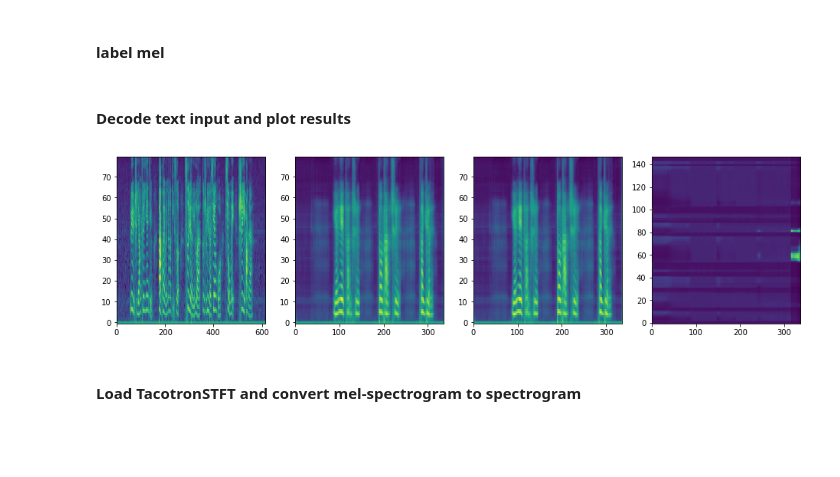
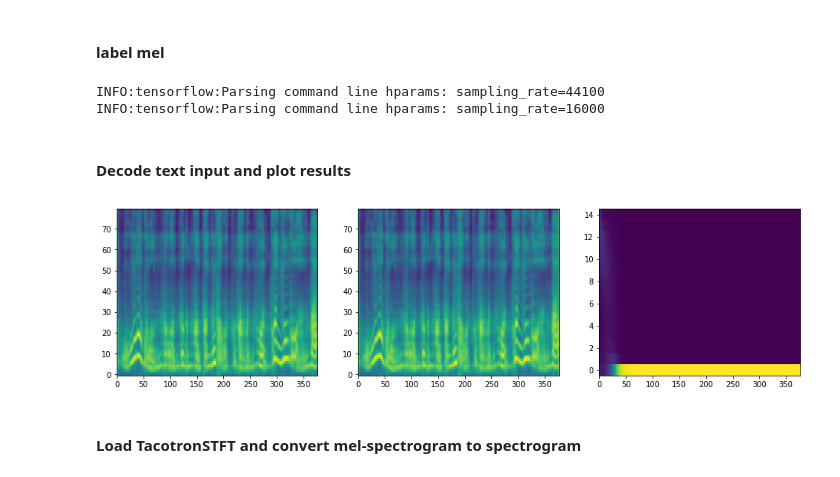
Before and after one commit to q-hwang/tacotron2, a Jupyter notebook: inference.ipynb, the cells around one changed output. Saved outputs shown, nothing was run; the diff lists cells and outputs as text; code cells hidden in the pictures; blank space fills up the shorter version.

```diff
--- a/inference.ipynb
+++ b/inference.ipynb
@@ -51,7 +34,6 @@ def plot_data(data, figsize=(16, 4)):
 #### Setup hparams
 # %%
 hparams = create_hparams("distributed_run=False,mask_padding=False")
-hparams.sampling_rate = 22050
 hparams.filter_length = 1024
 hparams.hop_length = 256
 hparams.win_length = 1024
@@ -60,7 +42,7 @@ INFO:tensorflow:Parsing command line hparams: distributed_run=False,mask_padding
 # %% [markdown]
 #### Load model from checkpoint
 # %%
-checkpoint_path = "/home/qianhuang/tacotron2/outdir_thchs/checkpoint_3000"
+checkpoint_path = "/home/qianhuang/tacotron2/outdir_avocado_small/checkpoint_26500"
 # checkpoint_path = "/home/qianhuang/tacotron2/outdir_lr1e-4/checkpoint_30000"
 model = load_model(hparams)
 try:
@@ -78,8 +60,9 @@ done
 # %% [markdown]
 #### Prepare text input
 # %%
-text = "lv4   shi4   yang2 chun1   yan1   jing3   da4 kuai4   wen2 zhang1   de5   di3 se4   si4 yue4   de5   lin2   luan2   geng4 shi4   lv4   de2   xian1 huo2   xiu4 mei4   shi1 yi4   ang4 ran2"
+text = "niu2 niu2 ge1,"
 sequence = np.array(text_to_sequence(text, ['basic_cleaners']))[None, :]
+#print(sequence)
 sequence = torch.autograd.Variable(
     torch.from_numpy(sequence)).cuda().long()
 # %% [markdown]
@@ -91,17 +70,24 @@ from data_utils import TextMelLoader
 # %%
-hparams = create_hparams()
+hparams = create_hparams('sampling_rate=44100')
 trainset = TextMelLoader(hparams.training_files, hparams)
-label_mel = trainset.get_mel('/datasets/THCHS30/A2/wavs/A2_0.wav')
+label_mel = trainset.get_mel('/datasets/AVOCADO/raw_small_data/20180805_data/大富翁的烦心事/clips/1 牛牛哥，.wav')
 label_mel_tensor = torch.tensor(label_mel).unsqueeze(0)
+hparams = create_hparams('sampling_rate=16000')
+trainset = TextMelLoader(hparams.training_files, hparams)
+label_mel_2 = trainset.get_mel('/datasets/AVOCADO/small_data/guoguo/wavs/avocado-guoguo-0.wav')
+label_mel_2tensor = torch.tensor(label_mel_2).unsqueeze(0)
+# %% [output]
+INFO:tensorflow:Parsing command line hparams: sampling_rate=44100
+INFO:tensorflow:Parsing command line hparams: sampling_rate=16000
 # %% [markdown]
 #### Decode text input and plot results
 # %%
 mel_outputs, mel_outputs_postnet, _, alignments = model.inference(sequence)
-plot_data((label_mel, mel_outputs.data.cpu().numpy()[0],
+plot_data((mel_outputs.data.cpu().numpy()[0],
            mel_outputs_postnet.data.cpu().numpy()[0],
            alignments.data.cpu().numpy()[0].T))
 # %% [output]
-[figure, old version]
+[figure, new version]
 # %% [markdown]
 #### Load TacotronSTFT and convert mel-spectrogram to spectrogram
 # %%
```
Also changed, not shown: parts of 3 cells of this notebook, 2 other files.
